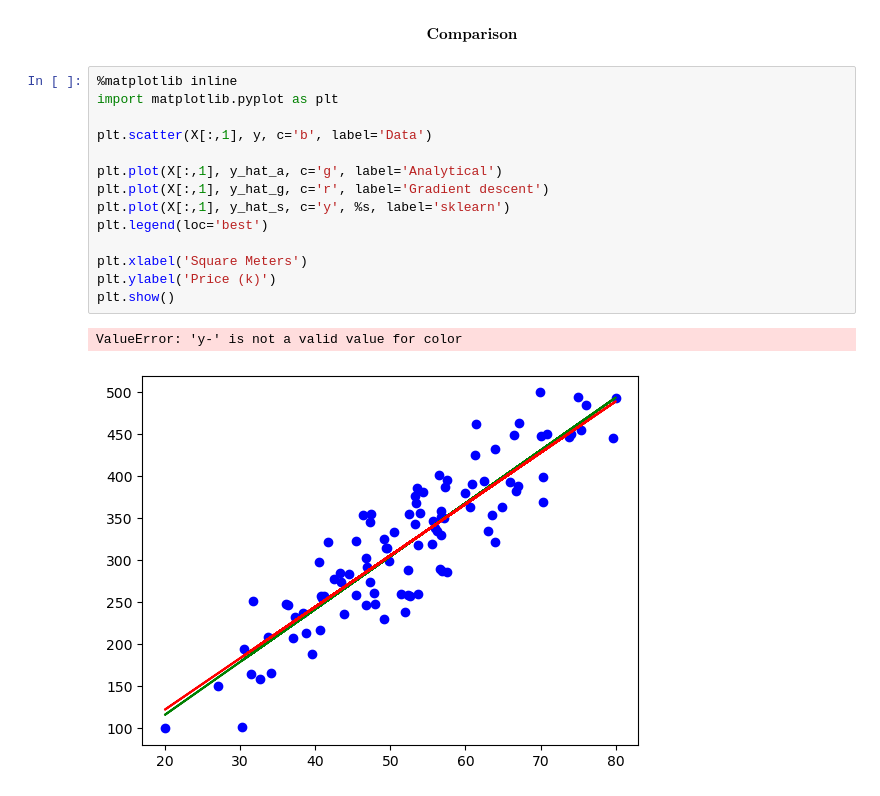
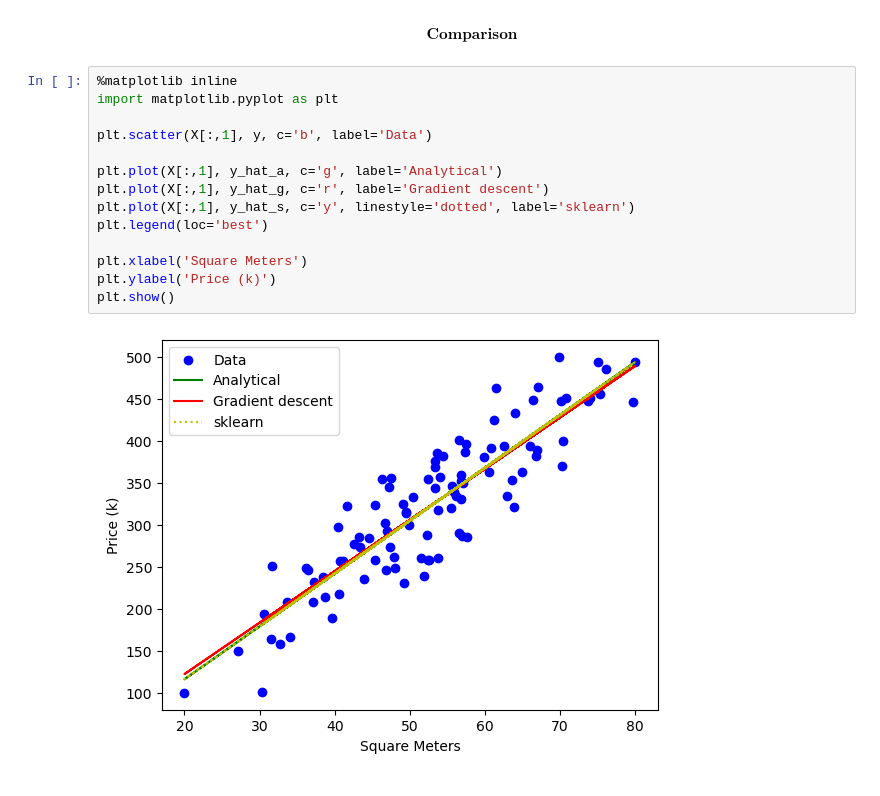
Before and after one commit to dupput/introtoai, a Jupyter notebook: Linear Regression.ipynb, the cells around one changed output. Drawn from its saved outputs; the diff is of its cells as text.

```diff
--- a/Linear Regression.ipynb
+++ b/Linear Regression.ipynb
@@ -66,17 +66,16 @@ $$ \textbf{Comparison} $$
 # %%
 %matplotlib inline
 import matplotlib.pyplot as plt
 
 plt.scatter(X[:,1], y, c='b', label='Data')
 
 plt.plot(X[:,1], y_hat_a, c='g', label='Analytical')
 plt.plot(X[:,1], y_hat_g, c='r', label='Gradient descent')
-plt.plot(X[:,1], y_hat_s, c='y', %s, label='sklearn')
+plt.plot(X[:,1], y_hat_s, c='y', linestyle='dotted', label='sklearn')
 plt.legend(loc='best')
 
 plt.xlabel('Square Meters')
 plt.ylabel('Price (k)')
 plt.show()
 # %% [output]
-ValueError: 'y-' is not a valid value for color
-[figure, old version]
+[figure, new version]
```
Also changed, not shown: 1 other file.
